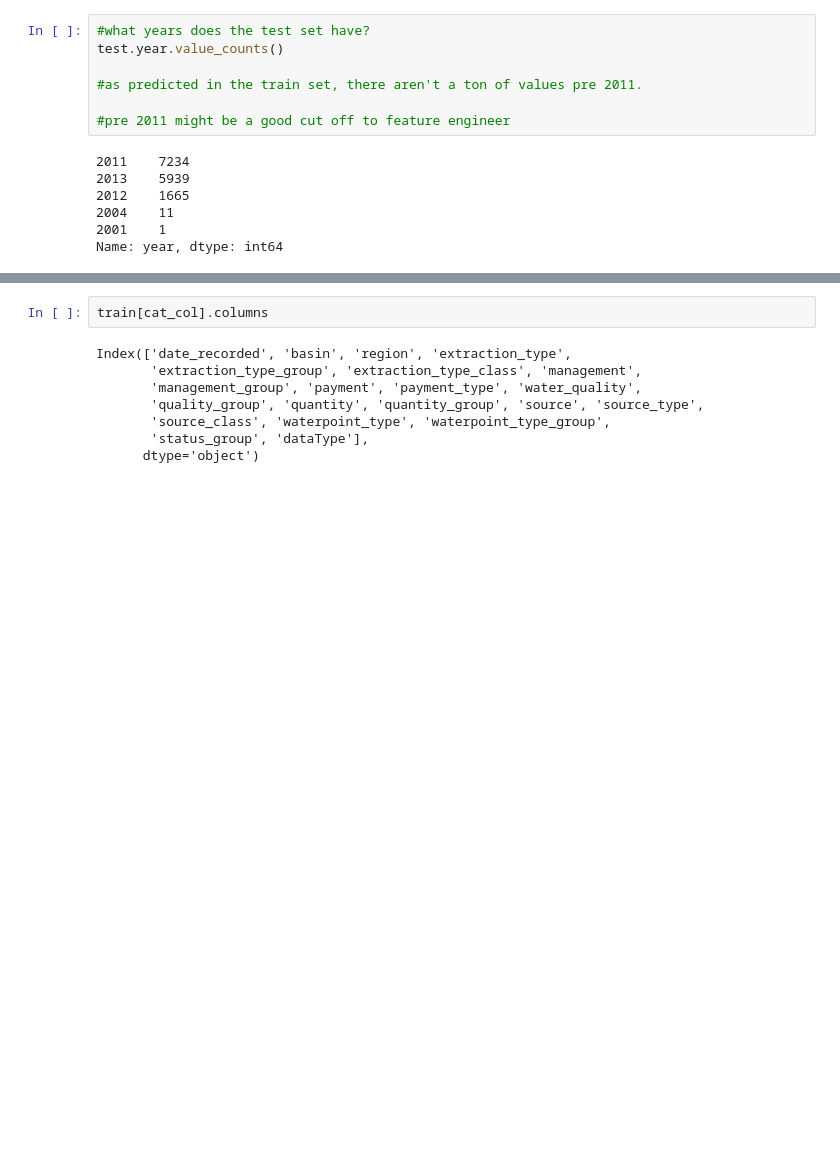
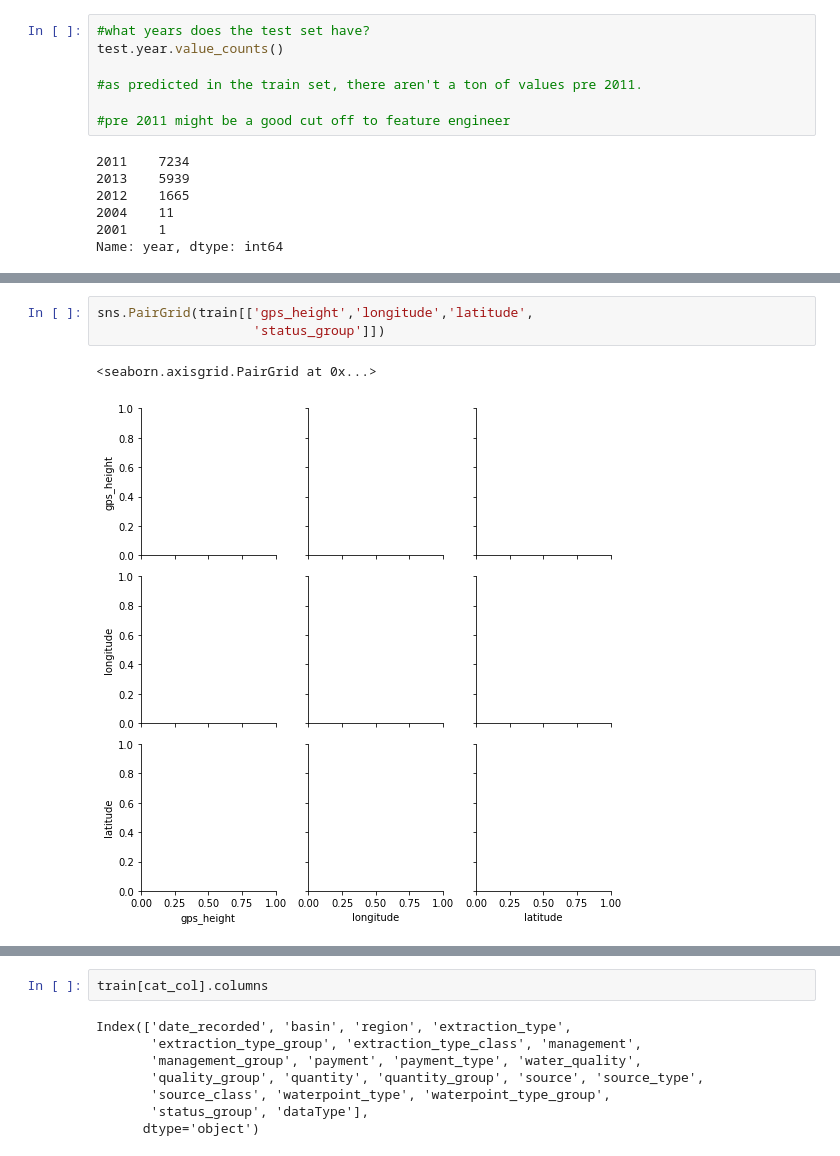
Before and after one commit to JohnErnestBonanno/WaterPump, a Jupyter notebook: Cleaning_WaterPump.ipynb, the cells around one changed output, grey strips where cells are left out. Cells and saved outputs as stored; diff of their text form; blank space fills up the shorter version.

```diff
--- a/Cleaning_WaterPump.ipynb
+++ b/Cleaning_WaterPump.ipynb
@@ -225,0 +271,6 @@ train.groupby('month').status_group.value_counts(
+# %%
+sns.PairGrid(train[['gps_height','longitude','latitude',
+                    'status_group']])
+# %% [output]
+<seaborn.axisgrid.PairGrid at 0x...>
+[figure, added]
```
Also changed, not shown: parts of 11 cells of this notebook.
